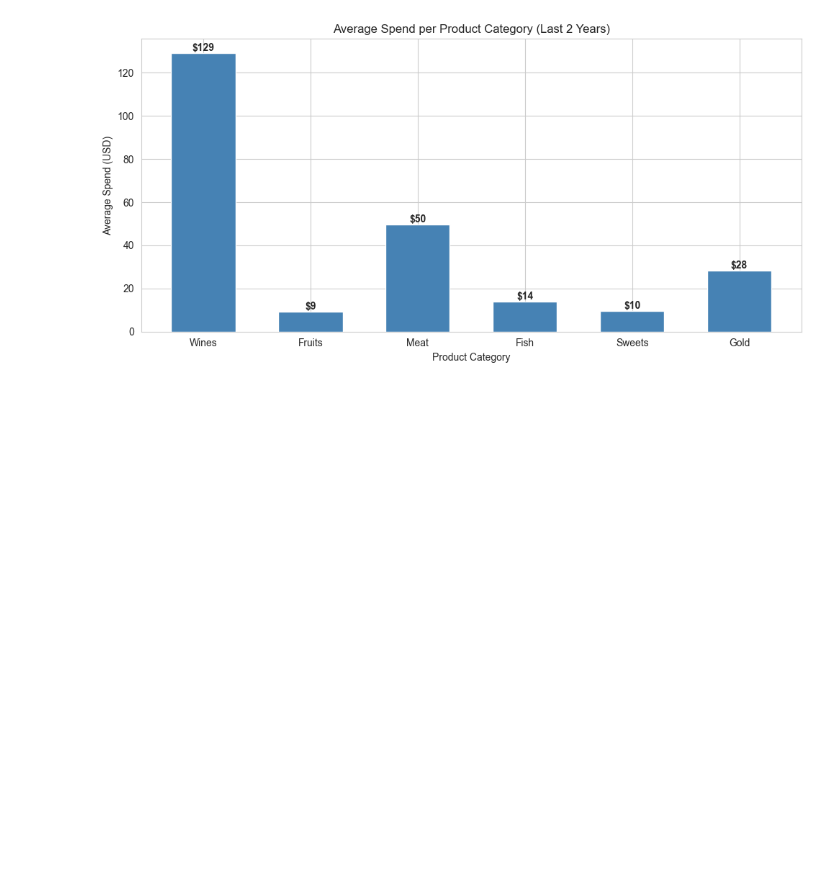
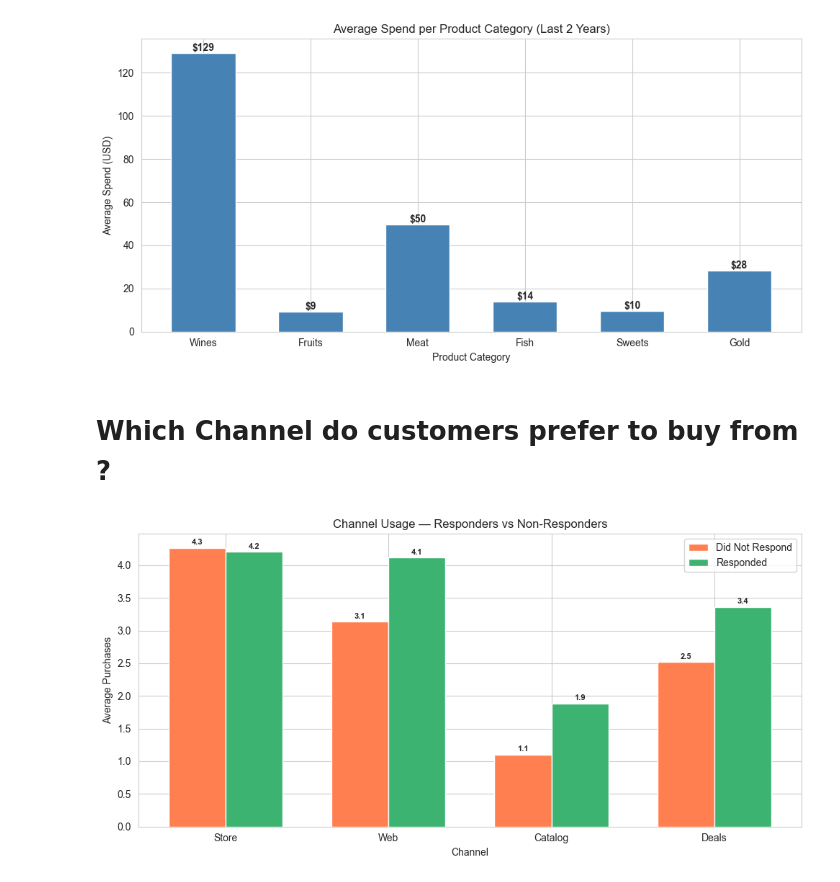
Before and after one commit to suzzzel5/Marketing-Campagain-Analysis, a Jupyter notebook: notebooks/03_eda_visualizations.ipynb, the cells around one changed output. Drawn from its saved outputs; the diff is of its cells as text; code cells hidden in the pictures; blank space fills up the shorter version.

Commit message:
channel determination

```diff
--- a/notebooks/03_eda_visualizations.ipynb
+++ b/notebooks/03_eda_visualizations.ipynb
@@ -238,3 +238,46 @@ plt.savefig("../Figures/Average spend per product catg")
 plt.show()
 # %% [output]
 [figure]
+# %% [markdown]
+# Which Channel do customers prefer to buy from ?
+# %%
+# ── Question: Do responders shop differently by channel? ──
+
+channel_cols   = ['NumStorePurchases', 'NumWebPurchases',
+                  'NumCatalogPurchases', 'NumDealsPurchases']
+channel_labels = ['Store', 'Web', 'Catalog', 'Deals']
+
+# Average purchases per channel for each group
+resp_avg   = [data[data['Response'] == 1][col].mean() for col in channel_cols]
+noresp_avg = [data[data['Response'] == 0][col].mean() for col in channel_cols]
+
+x = range(len(channel_labels))
+width = 0.35
+
+plt.figure(figsize=(10, 5))
+bars1 = plt.bar([i - width/2 for i in x], noresp_avg, width,
+                label='Did Not Respond', color='coral',   edgecolor='white')
+bars2 = plt.bar([i + width/2 for i in x], resp_avg,   width,
+                label='Responded',       color='mediumseagreen', edgecolor='white')
+
+# Add value labels
+for bar in bars1:
+    plt.text(bar.get_x() + bar.get_width() / 2,
+             bar.get_height() + 0.05,
+             f'{bar.get_height():.1f}',
+             ha='center', fontsize=8, fontweight='bold')
+for bar in bars2:
+    plt.text(bar.get_x() + bar.get_width() / 2,
+             bar.get_height() + 0.05,
+             f'{bar.get_height():.1f}',
+             ha='center', fontsize=8, fontweight='bold')
+
+plt.title('Channel Usage — Responders vs Non-Responders')
+plt.xlabel('Channel')
+plt.ylabel('Average Purchases')
+plt.xticks(list(x), channel_labels)
+plt.legend()
+plt.tight_layout()
+plt.show()
+# %% [output]
+[figure, added]
```
Also changed, not shown: parts of 1 cell of this notebook.
